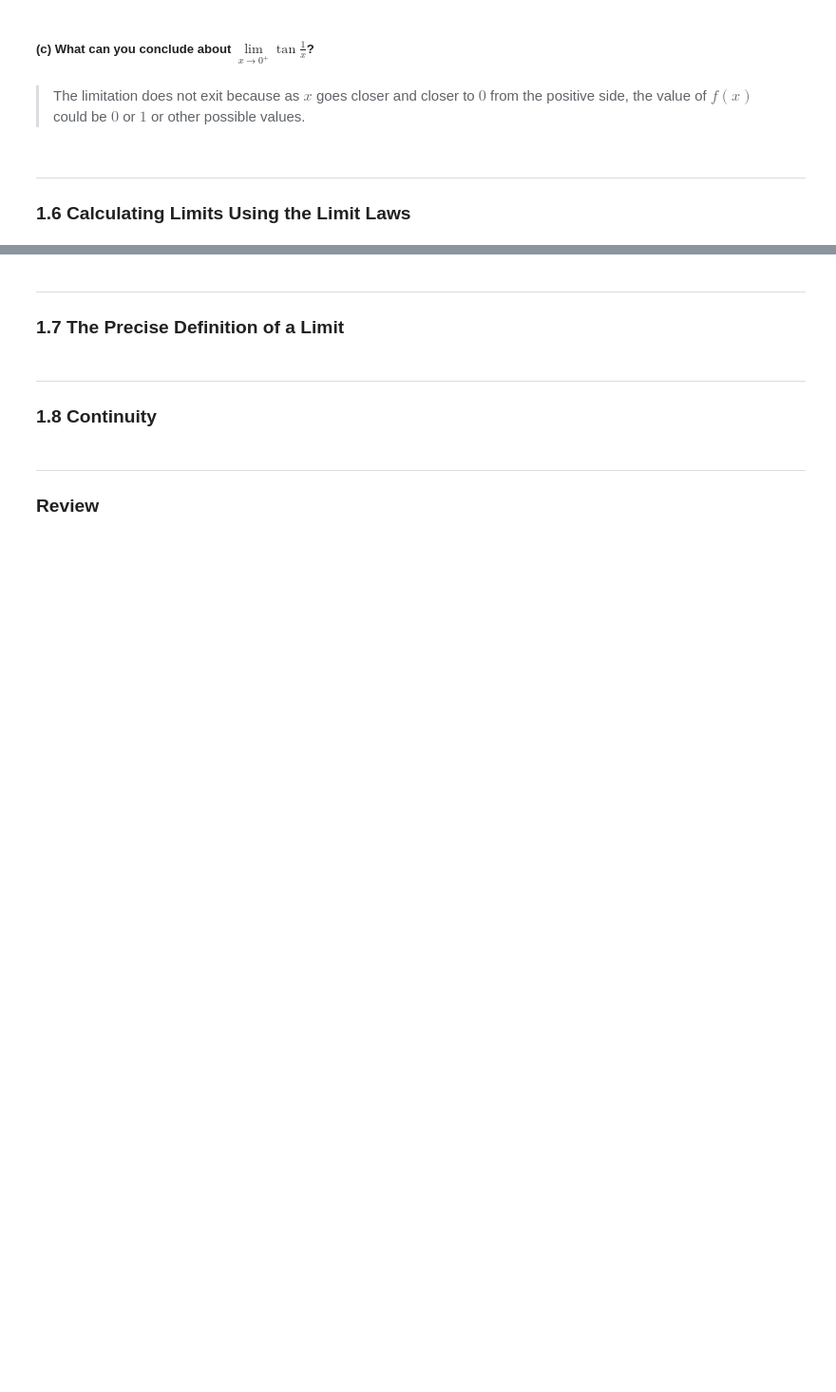
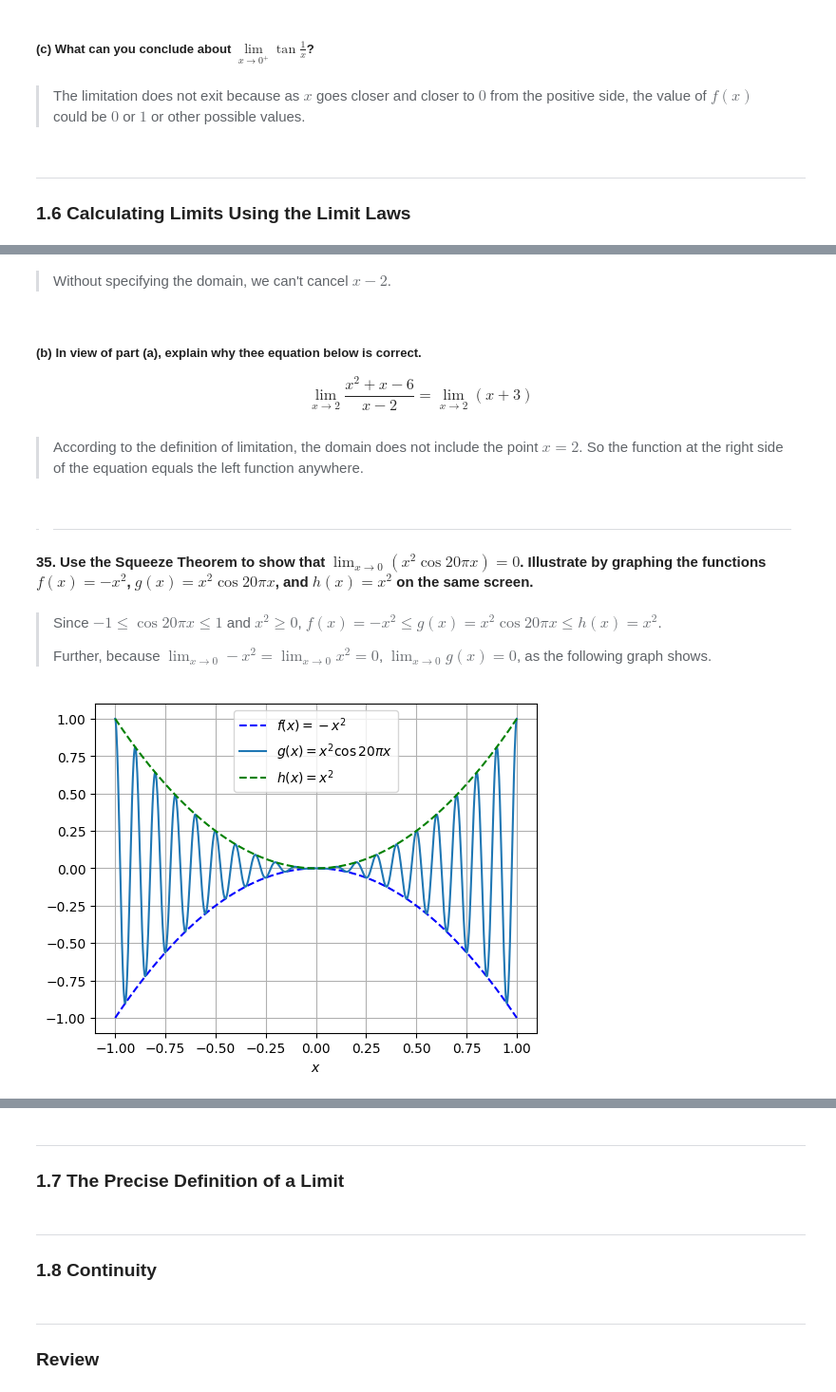
Before and after one commit to Aipss/DiveIntoDeepLearning, a Jupyter notebook: Calculus/Chapter1_Functions-and-Limits.ipynb, the cells around one changed output, grey strips where cells are left out. Shown at 95% size. Cells and saved outputs as stored; diff of their text form; code cells hidden in the pictures; blank space fills up the shorter version.

```diff
--- a/Calculus/Chapter1_Functions-and-Limits.ipynb
+++ b/Calculus/Chapter1_Functions-and-Limits.ipynb
@@ -1247,0 +1255,30 @@ plt.show()
+# %% [markdown]
+> Without specifying the domain, we can't cancel $x-2$.
+# %% [markdown]
+##### (b) In view of part (a), explain why thee equation below is correct.
+$$ \lim_{x\to 2} \frac{x^2 + x - 6}{x-2} = \lim_{x\to 2}(x+3)$$
+# %% [markdown]
+> According to the definition of limitation, the domain does not include the point $x=2$. So the function at the right side of the equation equals the left function anywhere.
+# %% [markdown]
+> ---
+
+#### 35. Use the Squeeze Theorem to show that $\lim_{x\to 0}(x^2\cos 20\pi x) = 0$. Illustrate by graphing the functions $f(x)=-x^2$, $g(x) = x^2\cos 20\pi x$, and $h(x) = x^2$ on the same screen.
+# %% [markdown]
+> Since $-1 \leq \cos20\pi x \leq 1$ and $x^2 \geq 0$, $f(x)=-x^2 \leq g(x)=x^2\cos20\pi x \leq h(x)=x^2$.
+>
+> Further, because $\lim_{x\to 0}-x^2 = \lim_{x\to 0}x^2 = 0$, $\lim_{x\to 0}g(x)=0$, as the following graph shows.
+# %%
+x = np.linspace(-1, 1, 1000)
+y = x**2 * np.cos(20 * np.pi * x)
+
+fig, ax = plt.subplots(figsize=(6, 4.5))
+ax.plot(x, -x**2, 'b--', label=r'$f(x)=-x^2$')
+ax.plot(x, y, label=r'$g(x) = x^2\cos 20\pi x$')
+ax.plot(x, x**2, 'g--', label=r'$h(x) = x^2$')
+ax.set_xlabel(r'$x$')
+# ax.set_ylabel(r'$y$')
+ax.grid(True)
+ax.legend(loc='upper center')
+plt.show()
+# %% [output]
+[figure, added]
```
Also changed, not shown: parts of 21 cells of this notebook, 1 other file.
